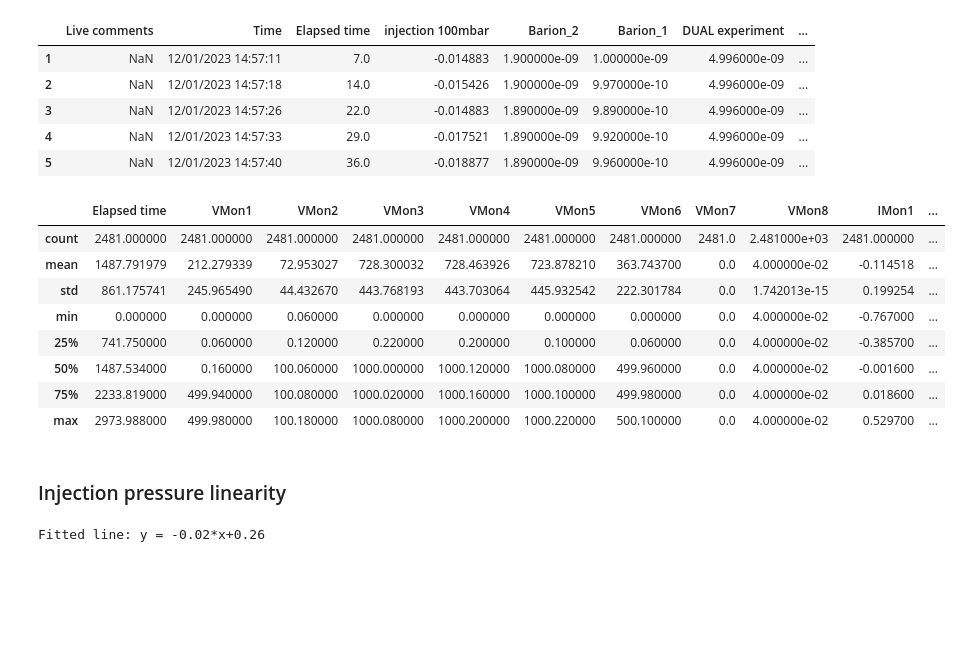
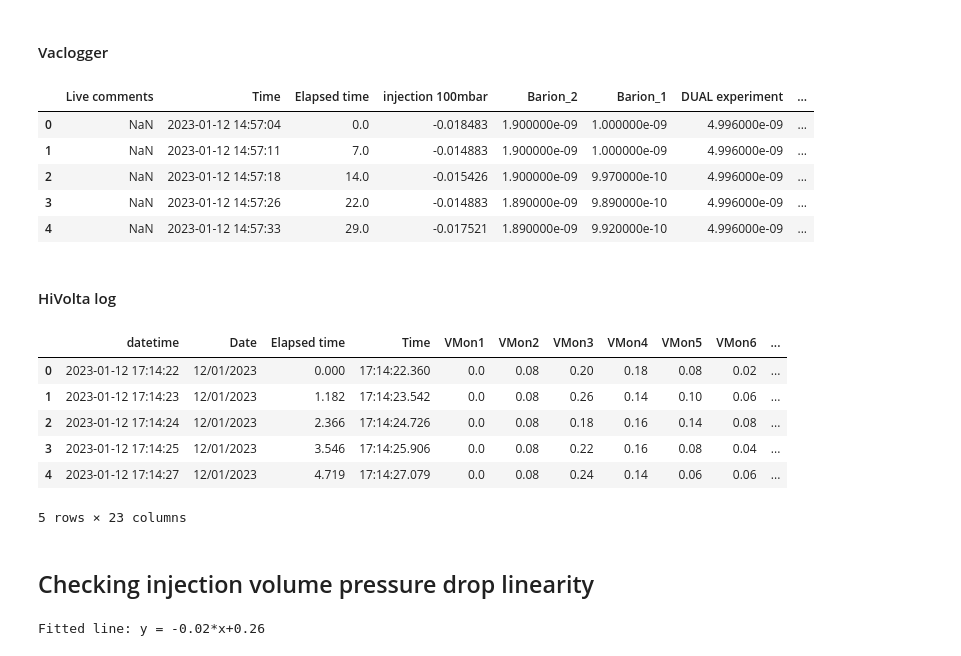
Before and after one commit to eino32/CERN-Python, a Jupyter notebook: 4K desorption yield with pre-injection/dynamic vacuum/EGA fully in/series3/S3_Desorption yield @4K with 1 ML technical surface pre-injection, EGA fully in.ipynb, the cells around one changed output. Saved outputs shown, nothing was run; the diff lists cells and outputs as text; code cells hidden in the pictures; blank space fills up the shorter version.

```diff
--- a/4K desorption yield with pre-injection/dynamic vacuum/EGA fully in/series3/S3_Desorption yield @4K with 1 ML technical surface pre-injection, EGA fully in.ipynb
+++ b/4K desorption yield with pre-injection/dynamic vacuum/EGA fully in/series3/S3_Desorption yield @4K with 1 ML technical surface pre-injection, EGA fully in.ipynb
@@ -70,63 +97,62 @@ freq                          1
+# %% [markdown]
+#### Vaclogger
 # %%
 #reading the Emission current, pressures
 vaclog=pd.read_csv("vaclog", sep="\t")
 vaclog.head()
 #adding an elapsed time column
-timestamp=[]
-for i in vaclog["Time"]:
-    timestamp.append(i)
 #making the column into a datetime object
-timestamps=pd.to_datetime(vaclog["Time"],format="%d/%m/%Y %H:%M:%S")
-runtime=(timestamps-timestamps[0]).dt.total_seconds()
+vac_timestamps=pd.to_datetime(vaclog["Time"],format="%d/%m/%Y %H:%M:%S")
+runtime=(vac_timestamps-vac_timestamps[0]).dt.total_seconds()
 vaclog.insert(2,"Elapsed time",runtime)
-vaclog.drop(index=vaclog.index[0],
-        axis=0,
-        inplace=True)
+#drop index column (not necessary)
+# vaclog.drop(index=vaclog.index[0],
+#         axis=0,
+#         inplace=True)
+vaclog["Time"] = vac_timestamps.dt.strftime('%d-%m-%Y %H:%M:%S')
+vaclog["Time"] = pd.to_datetime(vaclog["Time"],format='%d-%m-%Y %H:%M:%S')
 
 vaclog.head()
 # %% [output]
 |  | Live comments | Time | Elapsed time | injection 100mbar | Barion_2 | Barion_1 | DUAL experiment | ... |
-| 1 | NaN | 12/01/2023 14:57:11 | 7.0 | -0.014883 | 1.900000e-09 | 1.000000e-09 | 4.996000e-09 | ... |
-| 2 | NaN | 12/01/2023 14:57:18 | 14.0 | -0.015426 | 1.900000e-09 | 9.970000e-10 | 4.996000e-09 | ... |
-| 3 | NaN | 12/01/2023 14:57:26 | 22.0 | -0.014883 | 1.890000e-09 | 9.890000e-10 | 4.996000e-09 | ... |
-| 4 | NaN | 12/01/2023 14:57:33 | 29.0 | -0.017521 | 1.890000e-09 | 9.920000e-10 | 4.996000e-09 | ... |
-| 5 | NaN | 12/01/2023 14:57:40 | 36.0 | -0.018877 | 1.890000e-09 | 9.960000e-10 | 4.996000e-09 | ... |
+| 0 | NaN | 2023-01-12 14:57:04 | 0.0 | -0.018483 | 1.900000e-09 | 1.000000e-09 | 4.996000e-09 | ... |
+| 1 | NaN | 2023-01-12 14:57:11 | 7.0 | -0.014883 | 1.900000e-09 | 1.000000e-09 | 4.996000e-09 | ... |
+| 2 | NaN | 2023-01-12 14:57:18 | 14.0 | -0.015426 | 1.900000e-09 | 9.970000e-10 | 4.996000e-09 | ... |
+| 3 | NaN | 2023-01-12 14:57:26 | 22.0 | -0.014883 | 1.890000e-09 | 9.890000e-10 | 4.996000e-09 | ... |
+| 4 | NaN | 2023-01-12 14:57:33 | 29.0 | -0.017521 | 1.890000e-09 | 9.920000e-10 | 4.996000e-09 | ... |
+# %% [markdown]
+#### HiVolta log
 # %%
 #Reading in the HiVolta measurement file
 hv = pd.read_csv("hv log", sep=",")
 #hv.drop(columns=["Vmon1","Vmon2","Vmon3","Vmon4","Vmon5","Vmon6","Vmon7","Vmon8","Imon3","Imon4","Imon5","Imon6","Imon7","Imon8","Comments1"], inplace=True)
 hv["hv_grid"]=[element * 1e-6 for element in hv["IMon1"]]
 hv["em"]=[element * 1e-6 for element in hv["IMon2"]]
 hv.drop(hv.columns[hv.columns.str.contains('Unnamed',case = False)],axis = 1, inplace = True)
-#hv["em"]=abs(hv["em"])
-#hv["hv_grid"]=abs(hv["hv_grid"])
-hv["datetime"] = pd.to_datetime(hv['Date'] + ' ' + hv['Time'],format="%d/%m/%Y %H:%M:%S.%f")
-hv['datetime'] = hv['datetime'].dt.strftime('%Y-%m-%d %H:%M:%S.%f')
-#hv.insert(0,"datetime",hv["Date"]+" "+hv["Time"])
+hv["em"]=abs(hv["em"])
+hv["hv_grid"]=abs(hv["hv_grid"])
 
-#adding an elapsed time column
-timestamp=[]
-for i in hv["Time"]:
-    timestamp.append(i)
+#adding a datetime column
+datetime = pd.to_datetime(hv['Date'] + ' ' + hv['Time'],format="%d/%m/%Y %H:%M:%S.%f")
+datetime = datetime.dt.strftime('%d-%m-%Y %H:%M:%S')
+datetime = pd.to_datetime(datetime, format='%d-%m-%Y %H:%M:%S')
+hv.insert(0,"datetime",datetime)
 
 #making the column into a datetime object
-timestamps=pd.to_datetime(hv["Time"],format="%H:%M:%S.%f")
-runtime=(timestamps-timestamps[0]).dt.total_seconds()
+hv_timestamps=pd.to_datetime(hv["Time"],format="%H:%M:%S.%f")
+runtime=(hv_timestamps-hv_timestamps[0]).dt.total_seconds()
 hv.insert(2,"Elapsed time",runtime)
 
-
-hv.describe()
+hv.head()
 # %% [output]
-|  | Elapsed time | VMon1 | VMon2 | VMon3 | VMon4 | VMon5 | VMon6 | VMon7 | VMon8 | IMon1 | ... |
-| count | 2481.000000 | 2481.000000 | 2481.000000 | 2481.000000 | 2481.000000 | 2481.000000 | 2481.000000 | 2481.0 | 2.481000e+03 | 2481.000000 | ... |
-| mean | 1487.791979 | 212.279339 | 72.953027 | 728.300032 | 728.463926 | 723.878210 | 363.743700 | 0.0 | 4.000000e-02 | -0.114518 | ... |
-| std | 861.175741 | 245.965490 | 44.432670 | 443.768193 | 443.703064 | 445.932542 | 222.301784 | 0.0 | 1.742013e-15 | 0.199254 | ... |
-| min | 0.000000 | 0.000000 | 0.060000 | 0.000000 | 0.000000 | 0.000000 | 0.000000 | 0.0 | 4.000000e-02 | -0.767000 | ... |
-| 25% | 741.750000 | 0.060000 | 0.120000 | 0.220000 | 0.200000 | 0.100000 | 0.060000 | 0.0 | 4.000000e-02 | -0.385700 | ... |
-| 50% | 1487.534000 | 0.160000 | 100.060000 | 1000.000000 | 1000.120000 | 1000.080000 | 499.960000 | 0.0 | 4.000000e-02 | -0.001600 | ... |
-| 75% | 2233.819000 | 499.940000 | 100.080000 | 1000.020000 | 1000.160000 | 1000.100000 | 499.980000 | 0.0 | 4.000000e-02 | 0.018600 | ... |
-| max | 2973.988000 | 499.980000 | 100.180000 | 1000.080000 | 1000.200000 | 1000.220000 | 500.100000 | 0.0 | 4.000000e-02 | 0.529700 | ... |
+|  | datetime | Date | Elapsed time | Time | VMon1 | VMon2 | VMon3 | VMon4 | VMon5 | VMon6 | ... |
+| 0 | 2023-01-12 17:14:22 | 12/01/2023 | 0.000 | 17:14:22.360 | 0.0 | 0.08 | 0.20 | 0.18 | 0.08 | 0.02 | ... |
+| 1 | 2023-01-12 17:14:23 | 12/01/2023 | 1.182 | 17:14:23.542 | 0.0 | 0.08 | 0.26 | 0.14 | 0.10 | 0.06 | ... |
+| 2 | 2023-01-12 17:14:24 | 12/01/2023 | 2.366 | 17:14:24.726 | 0.0 | 0.08 | 0.18 | 0.16 | 0.14 | 0.08 | ... |
+| 3 | 2023-01-12 17:14:25 | 12/01/2023 | 3.546 | 17:14:25.906 | 0.0 | 0.08 | 0.22 | 0.16 | 0.08 | 0.04 | ... |
+| 4 | 2023-01-12 17:14:27 | 12/01/2023 | 4.719 | 17:14:27.079 | 0.0 | 0.08 | 0.24 | 0.14 | 0.06 | 0.06 | ... |
+5 rows × 23 columns
 # %% [markdown]
-### Injection pressure linearity
+## Checking injection volume pressure drop linearity
 # %%
 #defining a function for the straight line
```
Also changed, not shown: parts of 23 cells of this notebook, 1 other file.
